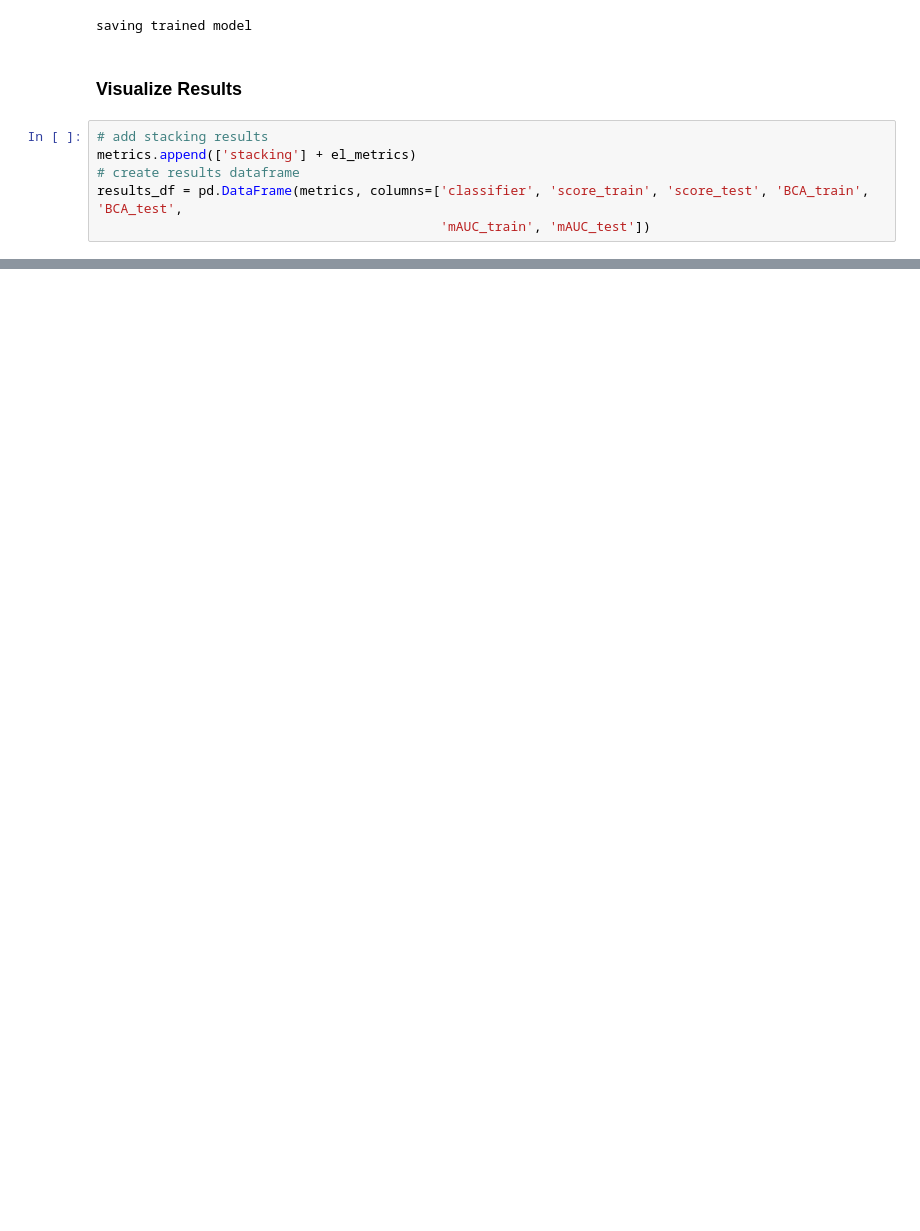
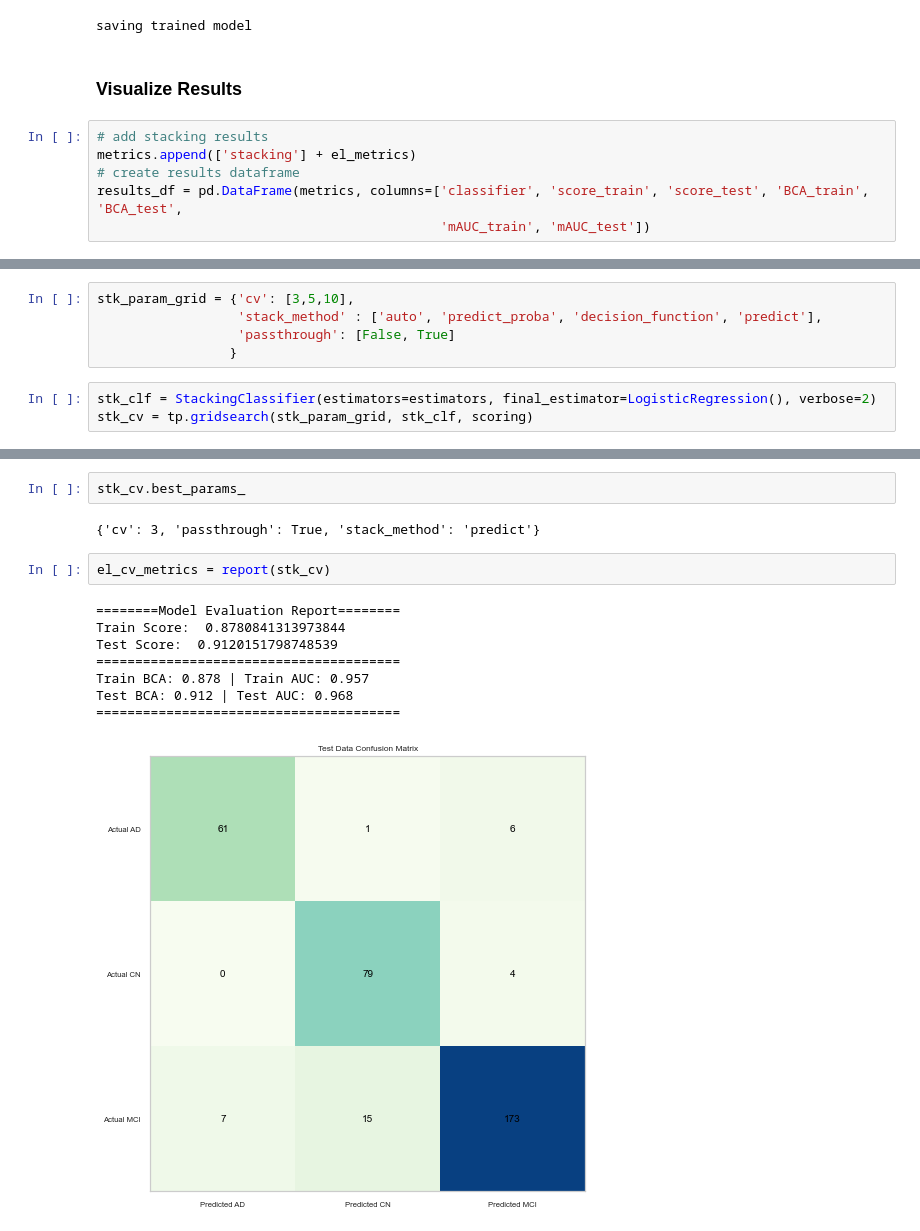
Before and after one commit to rusane/natural-computing, a Jupyter notebook: Project/Stacking.ipynb, the cells around one changed output, grey strips where cells are left out. Saved outputs shown, nothing was run; the diff lists cells and outputs as text; blank space fills up the shorter version.

Commit message:
grid search on stacking
needs improve. will look into stackingcvclassifier class

```diff
--- a/Project/Stacking.ipynb
+++ b/Project/Stacking.ipynb
@@ -344,0 +421,8 @@ results_df.plot(x='classifier', y=['mAUC_train', 'mAUC_test'], kind='bar',
+# %%
+stk_param_grid = {'cv': [3,5,10],
+                  'stack_method' : ['auto', 'predict_proba', 'decision_function', 'predict'],
+                  'passthrough': [False, True]
+                 }
+# %%
+stk_clf = StackingClassifier(estimators=estimators, final_estimator=LogisticRegression(), verbose=2)
+stk_cv = tp.gridsearch(stk_param_grid, stk_clf, scoring)
@@ -344,0 +499,15 @@ results_df.plot(x='classifier', y=['mAUC_train', 'mAUC_test'], kind='bar',
+# %%
+stk_cv.best_params_
+# %% [output]
+{'cv': 3, 'passthrough': True, 'stack_method': 'predict'}
+# %%
+el_cv_metrics = report(stk_cv)
+# %% [output]
+========Model Evaluation Report========
+Train Score:  0.8780841313973844
+Test Score:  0.9120151798748539
+=======================================
+Train BCA: 0.878 | Train AUC: 0.957
+Test BCA: 0.912 | Test AUC: 0.968
+=======================================
+[figure, added]
```
Also changed, not shown: parts of 17 cells of this notebook, 1 other file.
